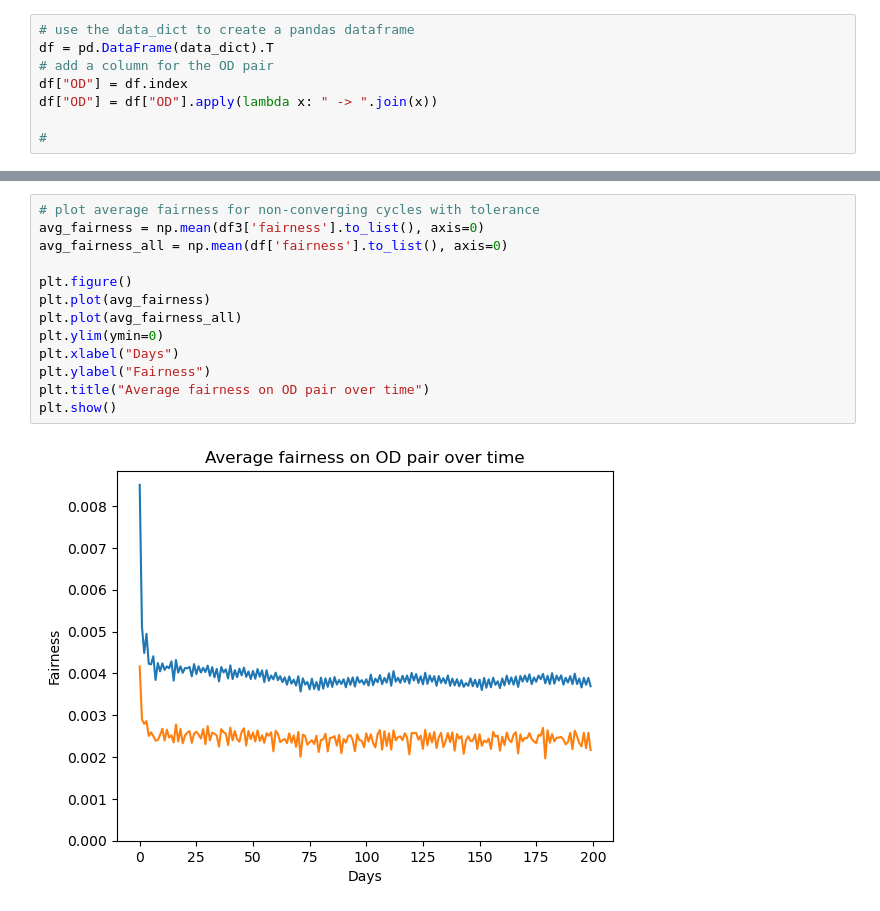
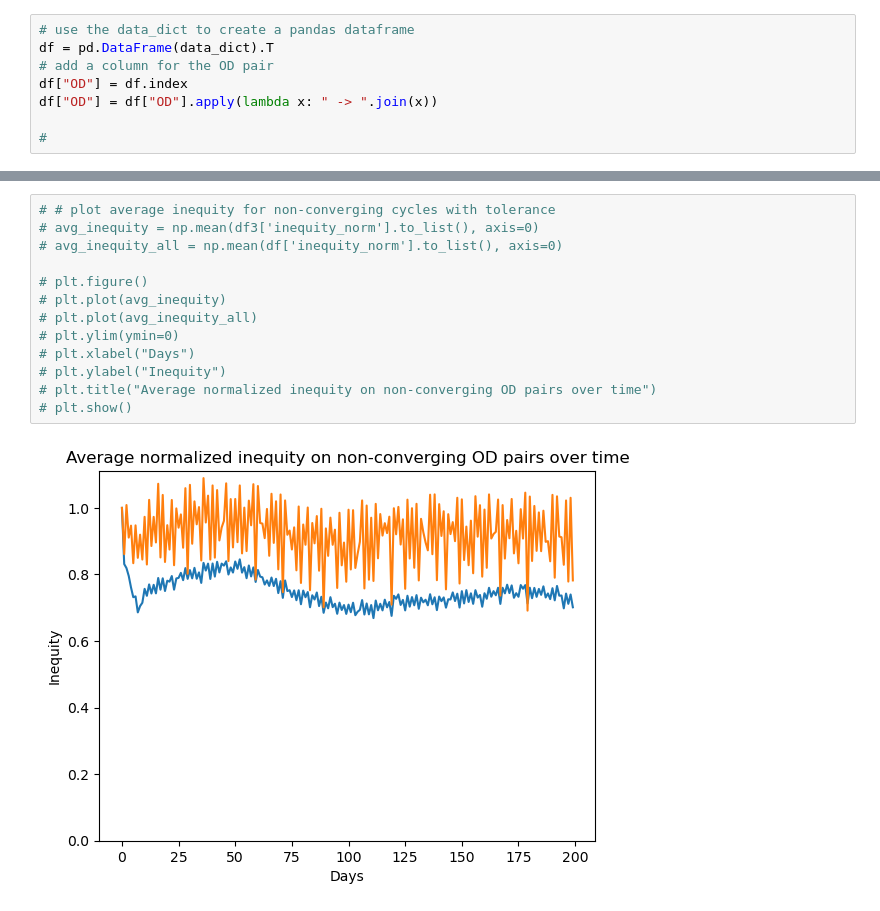
Before and after one commit to COeXISTENCE-PROJECT/Wardropian_cycles, a Jupyter notebook: Greedy_algorithm/plots_numerical_results.ipynb, the cells around one changed output, grey strips where cells are left out. Cells and saved outputs as stored; diff of their text form.

```diff
--- a/Greedy_algorithm/plots_numerical_results.ipynb
+++ b/Greedy_algorithm/plots_numerical_results.ipynb
@@ -273,15 +365,15 @@ Text(0.5, 1.0, 'Average variance on OD pair over time')
 # %%
-# plot average fairness for non-converging cycles with tolerance
-avg_fairness = np.mean(df3['fairness'].to_list(), axis=0)
-avg_fairness_all = np.mean(df['fairness'].to_list(), axis=0)
+# # plot average inequity for non-converging cycles with tolerance
+# avg_inequity = np.mean(df3['inequity_norm'].to_list(), axis=0)
+# avg_inequity_all = np.mean(df['inequity_norm'].to_list(), axis=0)
 
-plt.figure()
-plt.plot(avg_fairness)
-plt.plot(avg_fairness_all)
-plt.ylim(ymin=0)
-plt.xlabel("Days")
-plt.ylabel("Fairness")
-plt.title("Average fairness on OD pair over time")
-plt.show()
+# plt.figure()
+# plt.plot(avg_inequity)
+# plt.plot(avg_inequity_all)
+# plt.ylim(ymin=0)
+# plt.xlabel("Days")
+# plt.ylabel("Inequity")
+# plt.title("Average normalized inequity on non-converging OD pairs over time")
+# plt.show()
 # %% [output]
-[figure, old version]
+[figure, new version]
```
Also changed, not shown: parts of 21 cells of this notebook, 13 other files.
